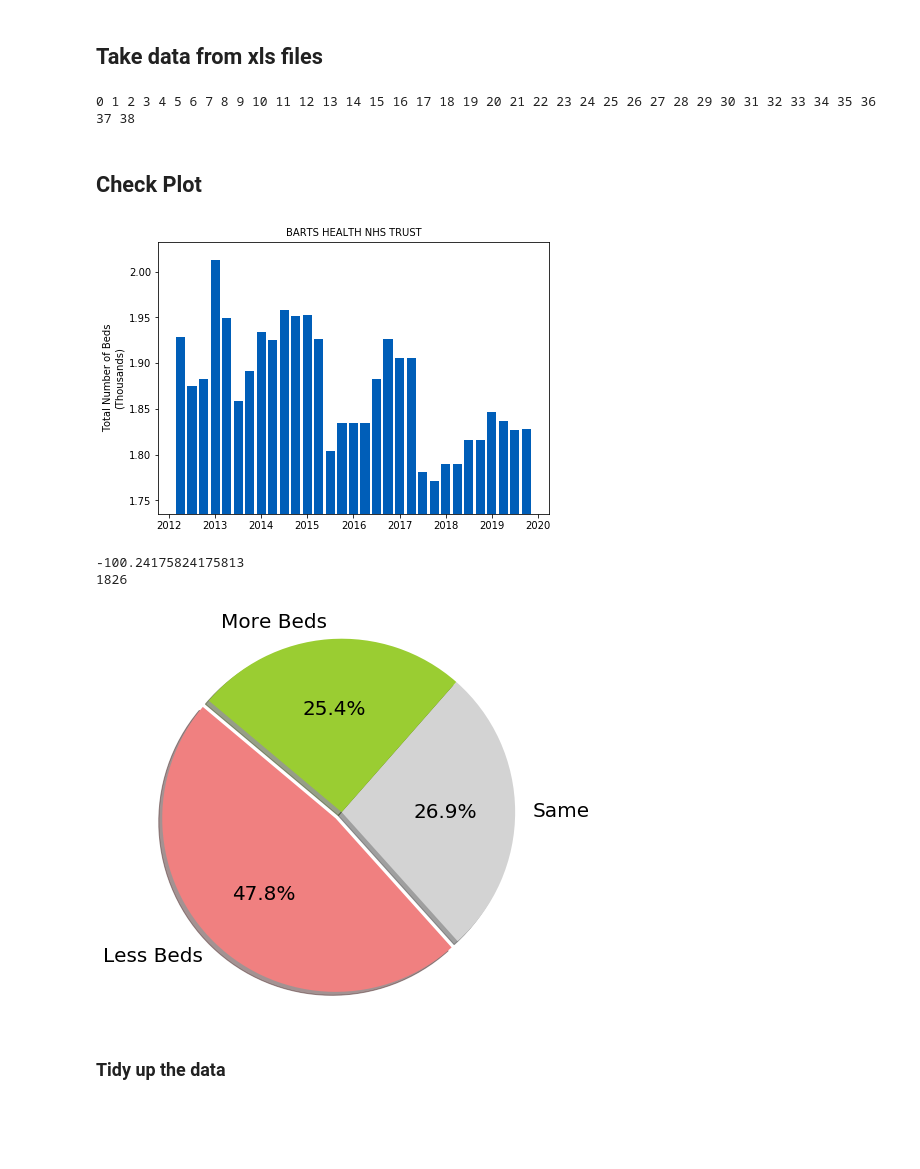
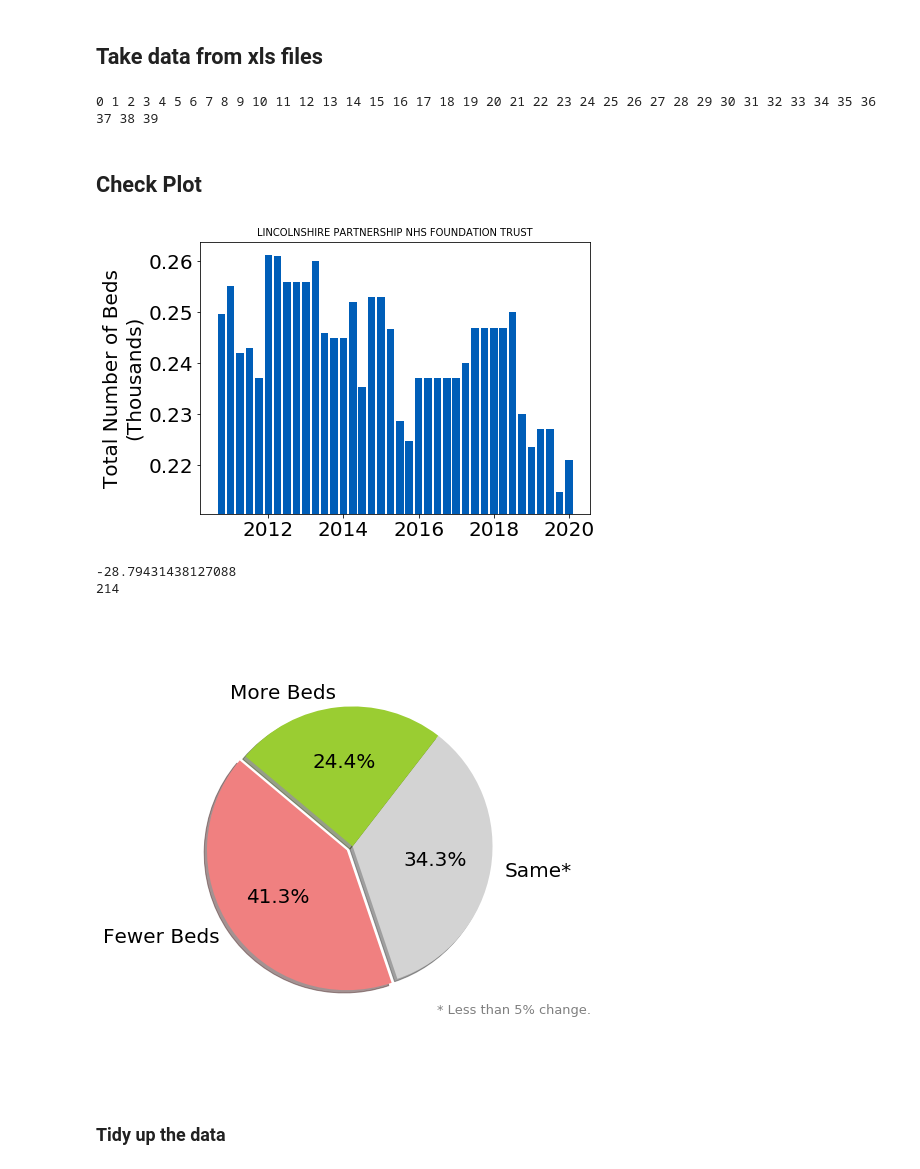
Before and after one commit to HowsMyNHS/NHSdata, a Jupyter notebook: NhsEngBeds.ipynb, the cells around one changed output. Drawn from its saved outputs; the diff is of its cells as text; code cells hidden in the pictures; blank space fills up the shorter version.

```diff
--- a/NhsEngBeds.ipynb
+++ b/NhsEngBeds.ipynb
@@ -83,6 +74,8 @@ OccBeds = np.zeros((len(firstNames), len(data)),dtype=object)
 OccBeds[:,:] = '-'
 
 for i, name in enumerate(data):
+    #print(i, name)
+
     # Get the data location
     resp = requests.get(name)
 
@@ -99,10 +92,18 @@ for i, name in enumerate(data):
     else:
         sheet_avail = pd.read_excel('tempfile.xls', sheet_name=0, skiprows=5, usecols="E,F,G,H,I")
         sheet_occ = pd.read_excel('tempfile.xls', sheet_name=0, skiprows=5, usecols="E,L,M,N,O,P")
+
+#     # calling head() method
+#     # storing in new variable
+#     data_top = sheet_occ.head()
+
+#     # display
+#     print(data_top)
+
     #print(sheet)
     names = sheet_avail['Org Name'].values
     totalbeds = sheet_avail['Total '].values
-    occbeds = sheet_occ['Total '].values
+    occbeds = sheet_occ['Total .1'].values
 
     for j, fname in enumerate(firstNames):
         if sum(names==fname) == 1:
@@ -121,30 +122,30 @@ for i, name in enumerate(data):
 #     if printOutput == False:
 #         print("{} complete of {}...".format(i+1,len(data)),end = "\r")
 # %% [output]
-0 1 2 3 4 5 6 7 8 9 10 11 12 13 14 15 16 17 18 19 20 21 22 23 24 25 26 27 28 29 30 31 32 33 34 35 36 37 38
+0 1 2 3 4 5 6 7 8 9 10 11 12 13 14 15 16 17 18 19 20 21 22 23 24 25 26 27 28 29 30 31 32 33 34 35 36 37 38 39
 # %% [markdown]
 <h2> Check Plot</h2>
 # %%
 fig, ax1 = plt.subplots(figsize = (7,5))
-time = np.arange(2010.25, 2020, 0.25)[::-1]
+time = np.arange(2010.25, 2020.25, 0.25)[::-1]
 
-hospital = 2
+hospital = 100
 
 allBeds = BedsAvail[hospital,:][BedsAvail[hospital,:]!='-']
 ax1.set_title(firstNames[hospital],size = 10)
 ax1.bar(time[BedsAvail[hospital,:]!='-'], allBeds*1e-3, width = 0.2,
         align='center', alpha=1, color="#005EB8")
 #plt.plot(time, allBeds,'r.',lw=2)
 ax1.set_ylim(0.98*min(allBeds)*1e-3, 1.01*max(allBeds)*1e-3)
 ax1.set_ylabel("Total Number of Beds\n(Thousands)")
 plt.show()
 
 print(allBeds[0]-allBeds[-1])
 print(int(allBeds[1]))
 # %% [output]
-[figure, old version]
+[figure, new version]
--100.24175824175813
-1826
+-28.79431438127088
+214
 # %%
 better = 0
 worse = 0
@@ -170,7 +171,7 @@ matplotlib.rcParams['font.family'] = 'sans-serif'
 matplotlib.rc('font', size=20)
 
 plt.figure(figsize = (7,7))
-labels = 'Less Beds', 'Same', 'More Beds'
+labels = 'Fewer Beds', 'Same*', 'More Beds'
 sizes = [worse, same, better]
 colors = ['lightcoral', 'lightgray', 'yellowgreen']
 explode = (0.05, 0.0, 0.0)  # explode 1st slice
@@ -180,11 +181,14 @@ plt.pie(sizes, explode=explode, labels=labels, colors=colors,
 autopct='%1.1f%%', shadow=True, startangle=140)
 
 plt.axis('equal')
+plt.tight_layout()
+plt.annotate("* Less than 5% change.", (0.6, -1.2), size = 13, color = "gray")
+plt.savefig("BedsPieChart.png")
 plt.show()
 
 #Bahnschrift Light
 # %% [output]
-[figure, old version]
+[figure, new version]
 # %% [markdown]
 <h3>Tidy up the data</h3>
 # %%
```
Also changed, not shown: parts of 6 cells of this notebook, 5 other files.
